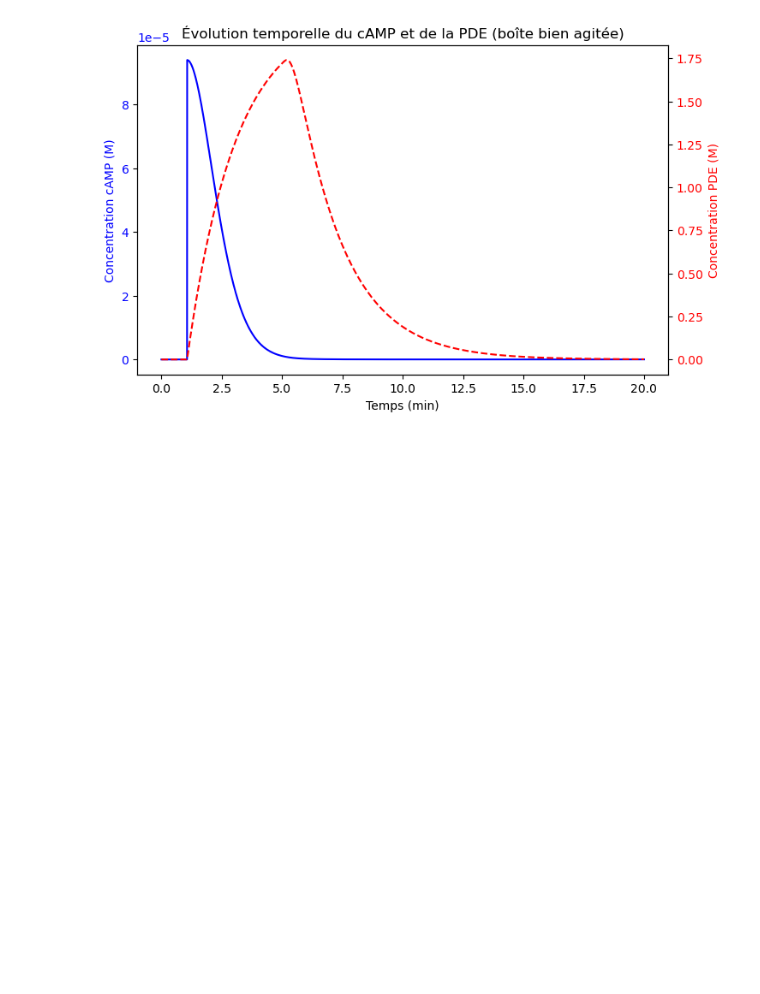
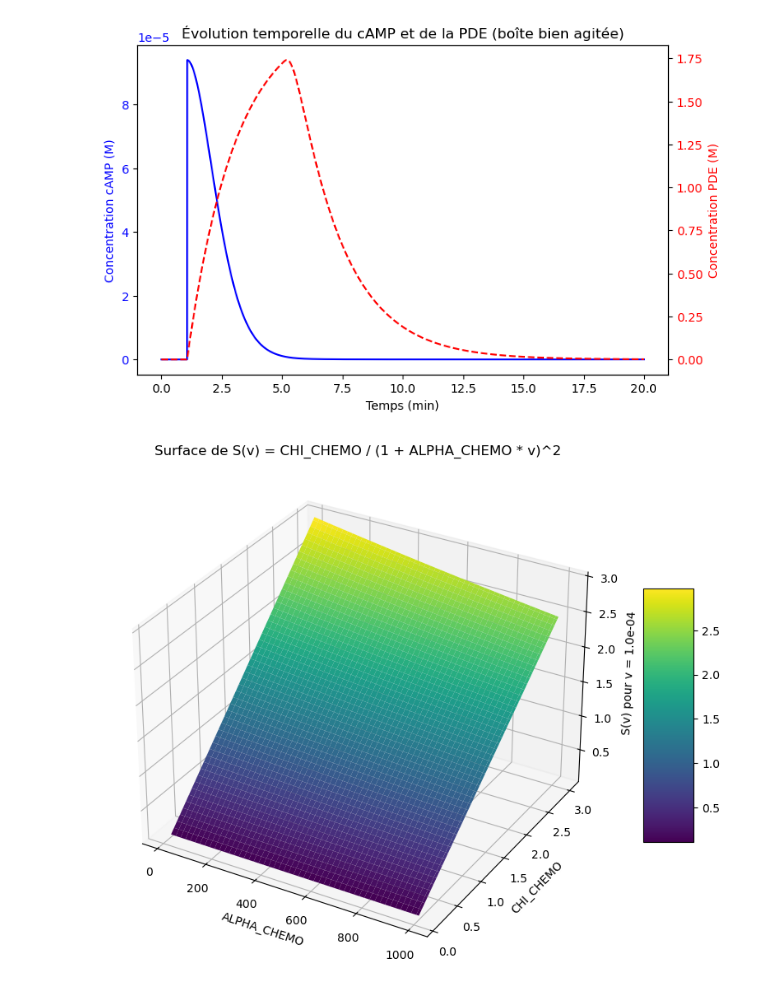
Before and after one commit to Alex-code-lab/particle_model, a Jupyter notebook: explo_param.ipynb, the cells around one changed output. Saved outputs shown, nothing was run; the diff lists cells and outputs as text; code cells hidden in the pictures; blank space fills up the shorter version.

```diff
--- a/explo_param.ipynb
+++ b/explo_param.ipynb
@@ -275,3 +275,41 @@ plt.title("Évolution temporelle du cAMP et de la PDE (boîte bien agitée)")
 plt.show()
 # %% [output]
 [figure]
+# %%
+import numpy as np
+import matplotlib.pyplot as plt
+from mpl_toolkits.mplot3d import Axes3D  # Import nécessaire pour le plot 3D
+
+def plot_S_vs_alpha_chi(v=1e-4, alpha_range=(10, 1000), chi_range=(0.1, 3), num_points=100):
+    """
+    Trace la surface de S(v) = CHI_CHEMO / (1 + ALPHA_CHEMO * v)^2 en fonction de ALPHA_CHEMO et CHI_CHEMO.
+
+    Args:
+        v (float): Valeur fixe de la concentration (ex. 1e-4).
+        alpha_range (tuple): Intervalle de valeurs pour ALPHA_CHEMO (min, max).
+        chi_range (tuple): Intervalle de valeurs pour CHI_CHEMO (min, max).
+        num_points (int): Nombre de points dans chaque dimension du maillage.
+    """
+    # Créer un maillage pour ALPHA_CHEMO et CHI_CHEMO
+    alphas = np.linspace(alpha_range[0], alpha_range[1], num_points)
+    chis = np.linspace(chi_range[0], chi_range[1], num_points)
+    ALPHA, CHI = np.meshgrid(alphas, chis)
+
+    # Calcul de S pour chaque couple (alpha, chi)
+    S = CHI / (1 + ALPHA * v)**2
+
+    # Création du plot 3D
+    fig = plt.figure(figsize=(10, 8))
+    ax = fig.add_subplot(111, projection='3d')
+    surf = ax.plot_surface(ALPHA, CHI, S, cmap='viridis', edgecolor='none')
+    ax.set_xlabel('ALPHA_CHEMO')
+    ax.set_ylabel('CHI_CHEMO')
+    ax.set_zlabel('S(v) pour v = {:.1e}'.format(v))
+    ax.set_title('Surface de S(v) = CHI_CHEMO / (1 + ALPHA_CHEMO * v)^2')
+    fig.colorbar(surf, shrink=0.5, aspect=5)
+    plt.show()
+
+# Exemple d'utilisation :
+plot_S_vs_alpha_chi()
+# %% [output]
+[figure, added]
```
Also changed, not shown: parts of 1 cell of this notebook, 2 other files.
